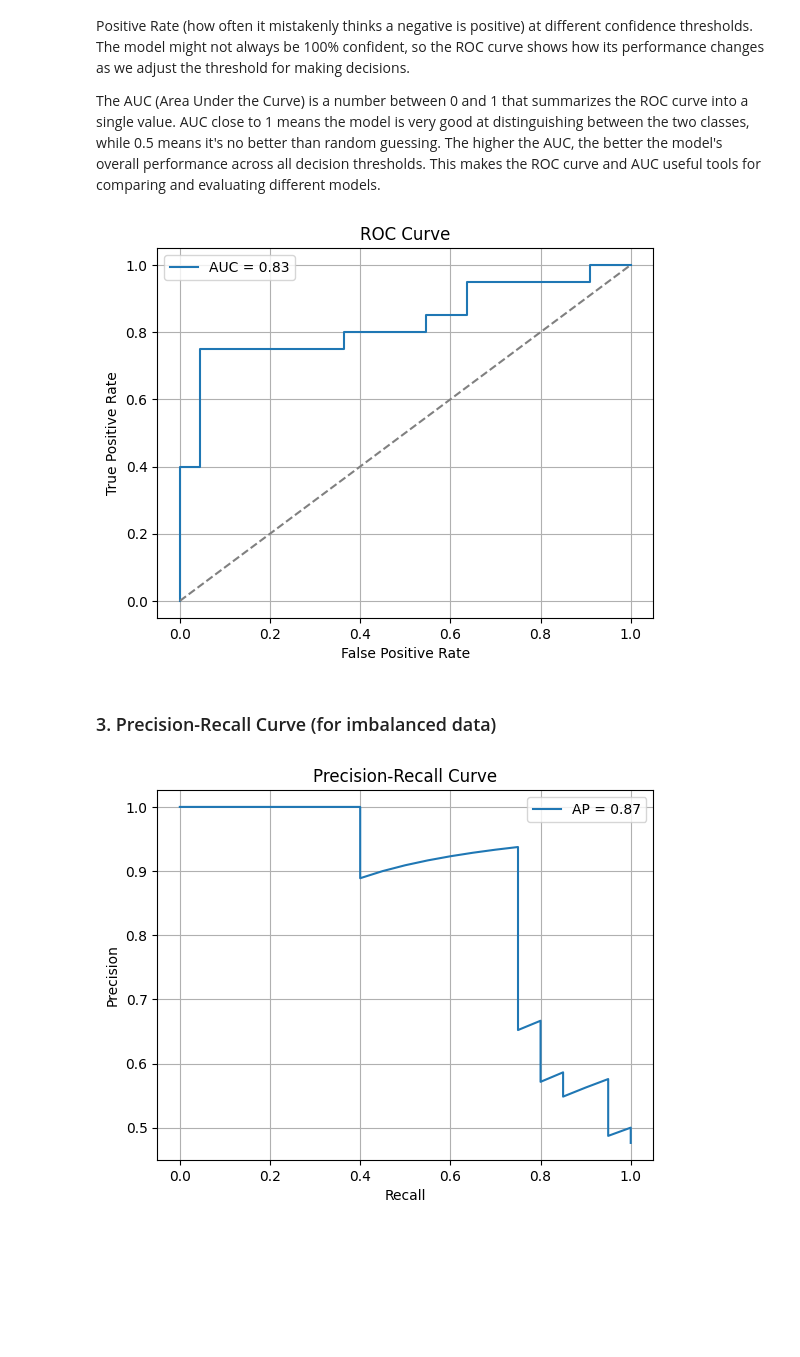
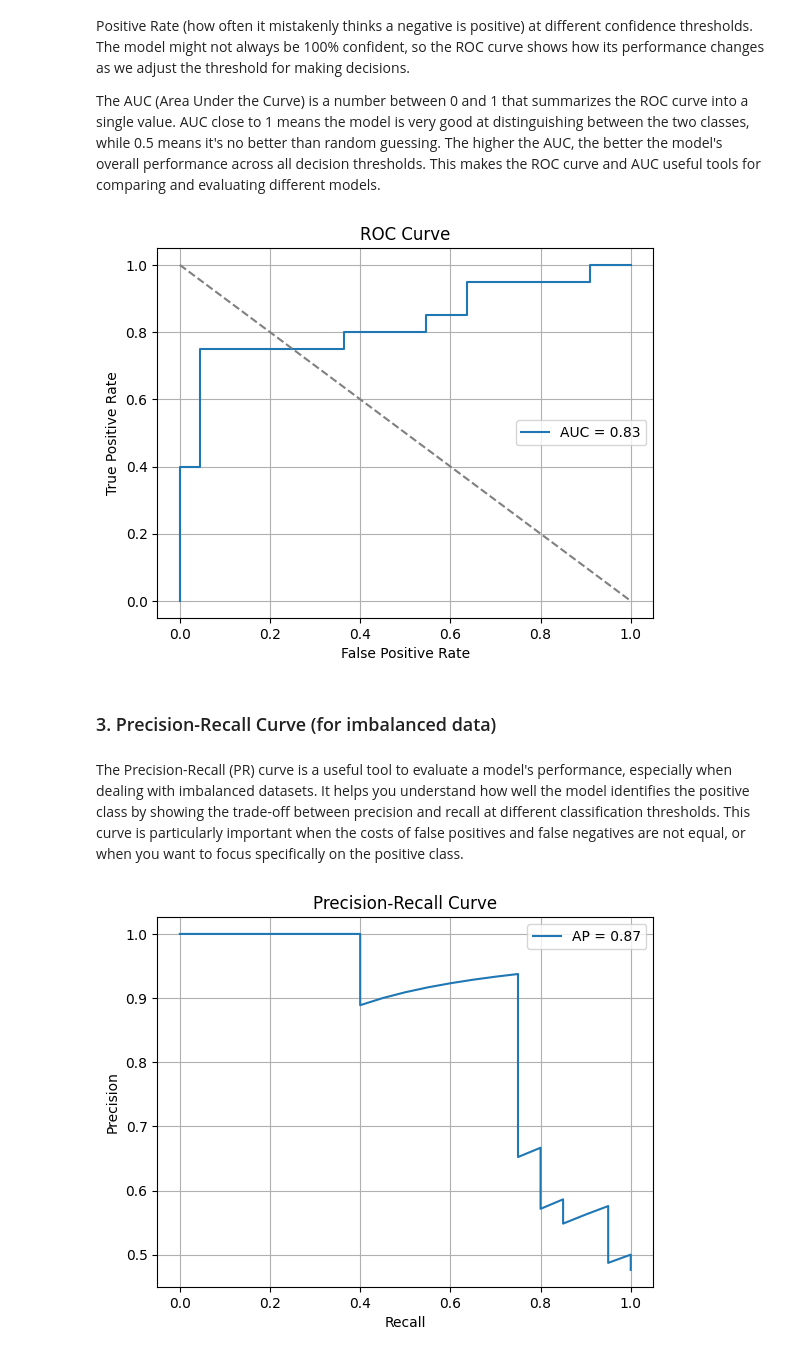
Before and after one commit to bainash10/Logistic-Regression-Sonar-Rock-vs-Mine-Prediction, a Jupyter notebook: main.ipynb, the cells around one changed output. Drawn from its saved outputs; the diff is of its cells as text; code cells hidden in the pictures; blank space fills up the shorter version.

```diff
--- a/main.ipynb
+++ b/main.ipynb
@@ -455,38 +455,41 @@ The AUC (Area Under the Curve) is a number between 0 and 1 that summarizes the R
 # %%
 # Import necessary functions for ROC curve and AUC computation
 from sklearn.metrics import roc_curve, auc
 import matplotlib.pyplot as plt  # Needed for plotting
 
 # Get the predicted probabilities for the positive class (class 1)
-# model.predict_proba(X_test) gives probabilities for both classes; we take the second column (index 1)
+# In machine learning, classes are the labels your model predicts — like 0 = not spam and 1 = spam, where class 1 is usually the "positive" outcome you're most interested in.
+# model.predict_proba(X_test) gives probabilities for both classes; we take the second column (index 1), which helps us evaluate how confidently the model predicts the positive class — especially when plotting the ROC curve.
 fpr, tpr, thresholds = roc_curve(y_test, model.predict_proba(X_test)[:, 1])
 
 # Calculate the Area Under the Curve (AUC) from the FPR and TPR
 roc_auc = auc(fpr, tpr)
 
 # Plot the ROC curve using FPR and TPR
 plt.plot(fpr, tpr, label=f"AUC = {roc_auc:.2f}")
 
 # Plot a diagonal dashed line representing random performance (AUC = 0.5)
-plt.plot([0, 1], [0, 1], linestyle='--', color='gray')
+plt.plot([0, 1], [1, 0], linestyle='--', color='gray')
 
 # Add title and labels to the plot
 plt.title("ROC Curve")
 plt.xlabel("False Positive Rate")
 plt.ylabel("True Positive Rate")
 
 # Show the legend (which includes the AUC value)
 plt.legend()
 
 # Show grid lines for better readability
 plt.grid()
 
 # Display the final ROC plot
 plt.show()
 # %% [output]
-[figure, old version]
+[figure, new version]
 # %% [markdown]
 ### 3. Precision-Recall Curve (for imbalanced data)
+# %% [markdown]
+The Precision-Recall (PR) curve is a useful tool to evaluate a model's performance, especially when dealing with imbalanced datasets. It helps you understand how well the model identifies the positive class by showing the trade-off between precision and recall at different classification thresholds. This curve is particularly important when the costs of false positives and false negatives are not equal, or when you want to focus specifically on the positive class.
 # %%
 from sklearn.metrics import precision_recall_curve, average_precision_score
 
```
Also changed, not shown: parts of 2 cells of this notebook.
